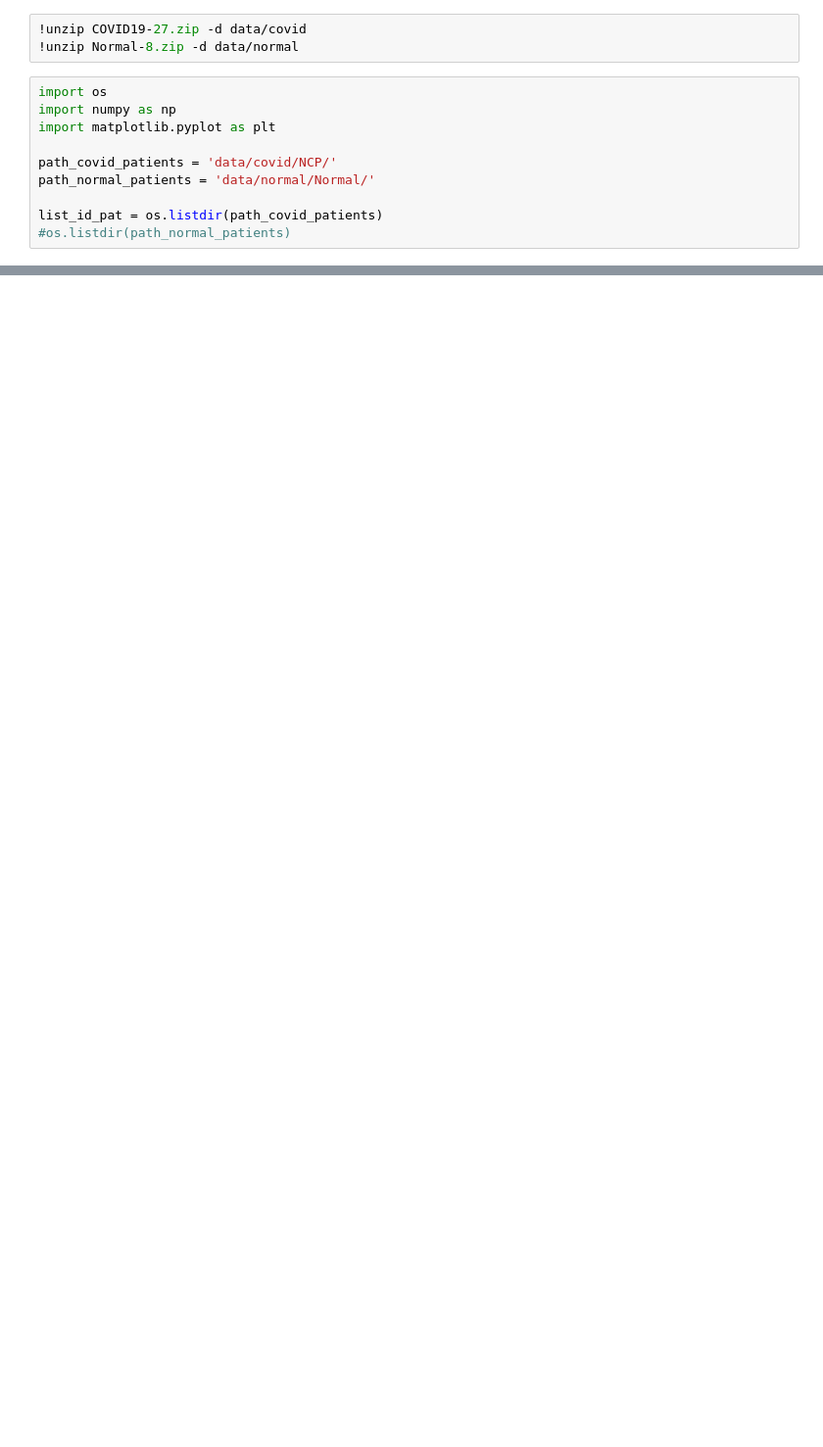
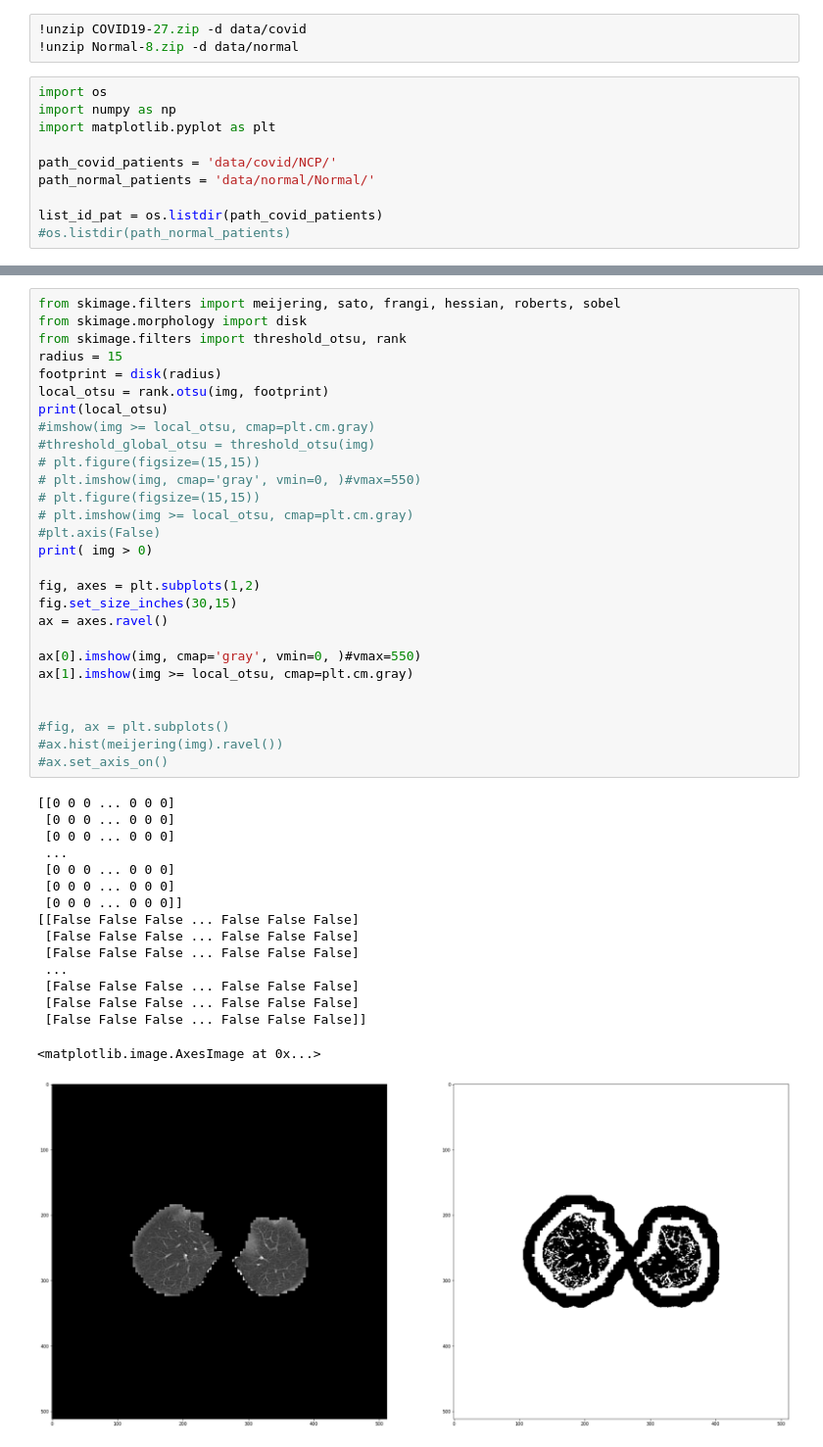
Before and after one commit to ErickMM98/covid-ct-network-analysis, a Jupyter notebook: covid_ct_nt.ipynb, the cells around one changed output, grey strips where cells are left out. Shown at 98% size. Drawn from its saved outputs; the diff is of its cells as text; blank space fills up the shorter version.

```diff
--- a/covid_ct_nt.ipynb
+++ b/covid_ct_nt.ipynb
@@ -200,0 +323,45 @@ ax.hist(img.ravel())
+# %%
+from skimage.filters import meijering, sato, frangi, hessian, roberts, sobel
+from skimage.morphology import disk
+from skimage.filters import threshold_otsu, rank
+radius = 15
+footprint = disk(radius)
+local_otsu = rank.otsu(img, footprint)
+print(local_otsu)
+#imshow(img >= local_otsu, cmap=plt.cm.gray)
+#threshold_global_otsu = threshold_otsu(img)
+# plt.figure(figsize=(15,15))
+# plt.imshow(img, cmap='gray', vmin=0, )#vmax=550)
+# plt.figure(figsize=(15,15))
+# plt.imshow(img >= local_otsu, cmap=plt.cm.gray)
+#plt.axis(False)
+print( img > 0)
+
+fig, axes = plt.subplots(1,2)
+fig.set_size_inches(30,15)
+ax = axes.ravel()
+
+ax[0].imshow(img, cmap='gray', vmin=0, )#vmax=550)
+ax[1].imshow(img >= local_otsu, cmap=plt.cm.gray)
+
+
+#fig, ax = plt.subplots()
+#ax.hist(meijering(img).ravel())
+#ax.set_axis_on()
+# %% [output]
+[[0 0 0 ... 0 0 0]
+ [0 0 0 ... 0 0 0]
+ [0 0 0 ... 0 0 0]
+ ...
+ [0 0 0 ... 0 0 0]
+ [0 0 0 ... 0 0 0]
+ [0 0 0 ... 0 0 0]]
+[[False False False ... False False False]
+ [False False False ... False False False]
+ [False False False ... False False False]
+ ...
+ [False False False ... False False False]
+ [False False False ... False False False]
+ [False False False ... False False False]]
+<matplotlib.image.AxesImage at 0x...>
+[figure, added]
```
Also changed, not shown: parts of 13 cells of this notebook.
